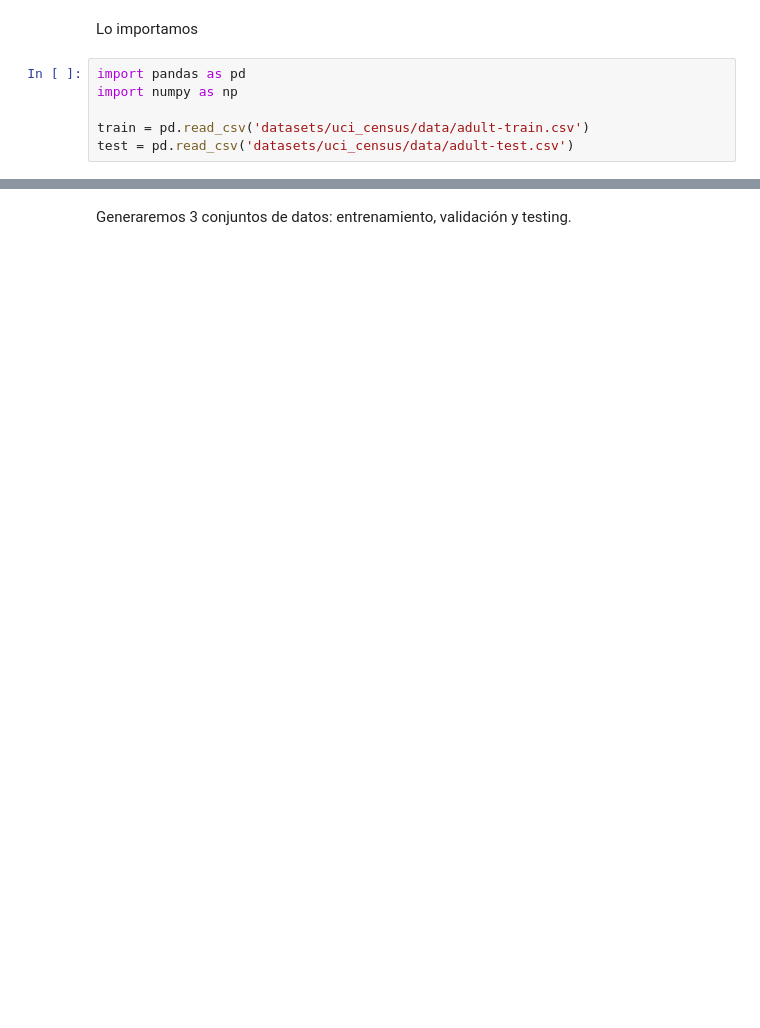
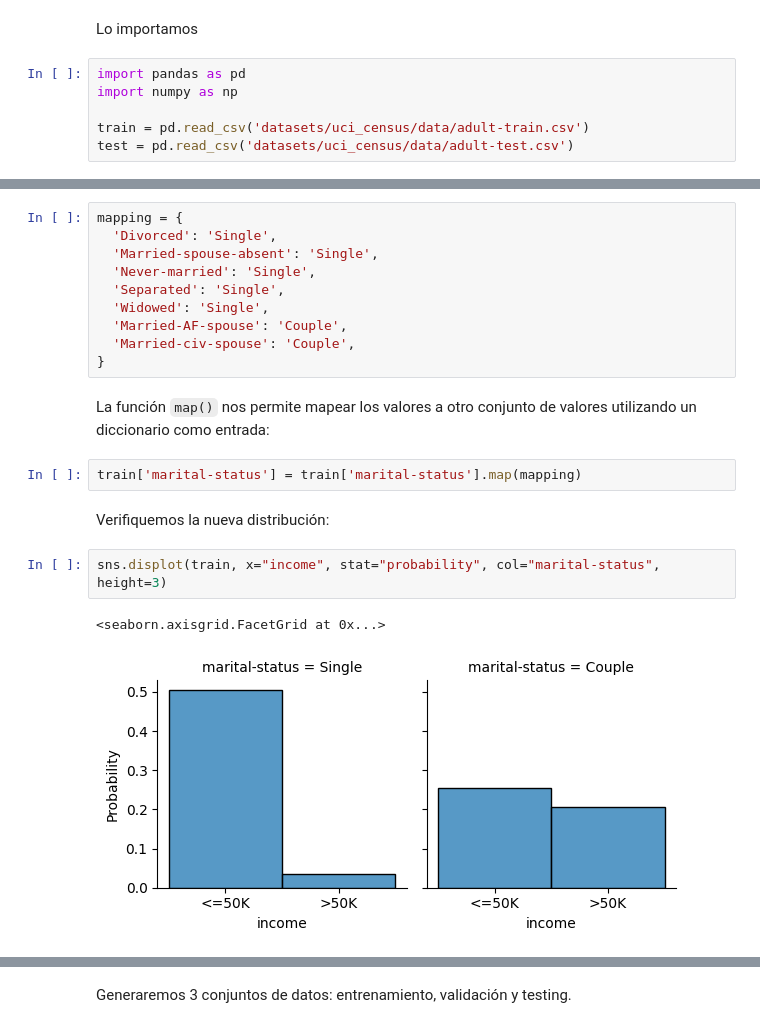
Before and after one commit to santiagxf/E72102, a Jupyter notebook: docs/develop/prep/code/dataprep.ipynb, the cells around one changed output, grey strips where cells are left out. Saved outputs shown, nothing was run; the diff lists cells and outputs as text; blank space fills up the shorter version.

```diff
--- a/docs/develop/prep/code/dataprep.ipynb
+++ b/docs/develop/prep/code/dataprep.ipynb
@@ -78,0 +174,21 @@ train.describe()
+# %%
+mapping = {
+  'Divorced': 'Single',
+  'Married-spouse-absent': 'Single',
+  'Never-married': 'Single',
+  'Separated': 'Single',
+  'Widowed': 'Single',
+  'Married-AF-spouse': 'Couple',
+  'Married-civ-spouse': 'Couple',
+}
+# %% [markdown]
+La función `map()` nos permite mapear los valores a otro conjunto de valores utilizando un diccionario como entrada:
+# %%
+train['marital-status'] = train['marital-status'].map(mapping)
+# %% [markdown]
+Verifiquemos la nueva distribución:
+# %%
+sns.displot(train, x="income", stat="probability", col="marital-status", height=3)
+# %% [output]
+<seaborn.axisgrid.FacetGrid at 0x...>
+[figure, added]
```
Also changed, not shown: parts of 92 cells of this notebook.
